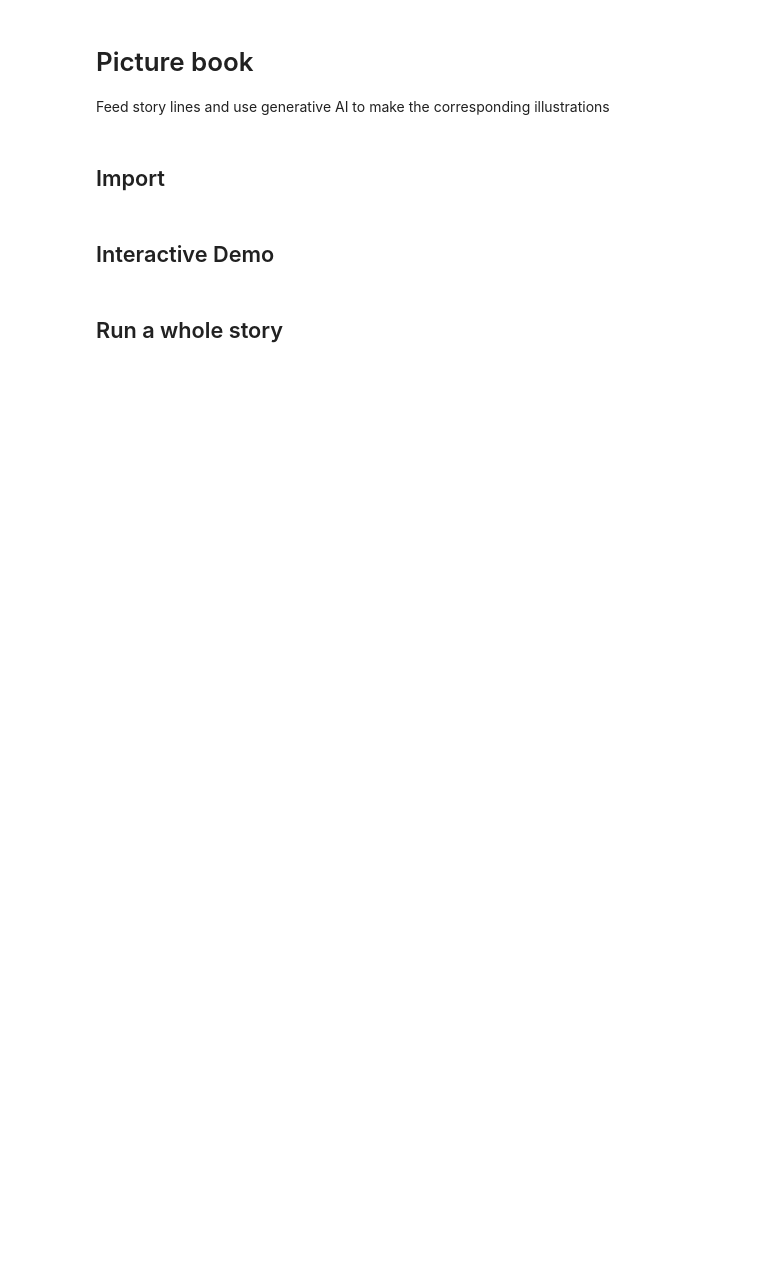
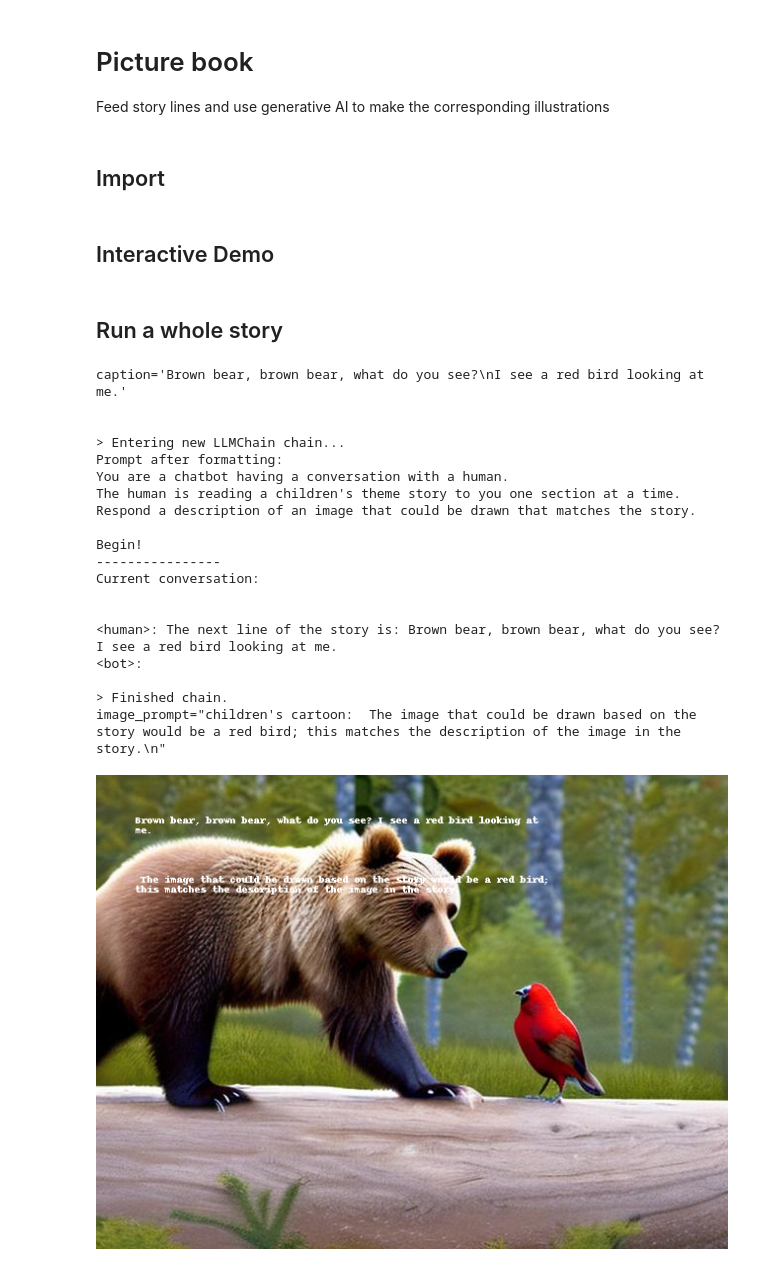
Before and after one commit to ChrisFajardo-TRI/HackathonMay2023, a Jupyter notebook: PictureBookMaking.ipynb, the cells around one changed output. Drawn from its saved outputs; the diff is of its cells as text; code cells hidden in the pictures; blank space fills up the shorter version.

```diff
--- a/PictureBookMaking.ipynb
+++ b/PictureBookMaking.ipynb
@@ -106,17 +106,39 @@ I see a purple cat looking at me.
 # %%
 system_template = """You are a chatbot having a conversation with a human.
 The human is reading a children's theme story to you one section at a time.
 Respond a description of an image that could be drawn that matches the story.
 
 Begin!
 ----------------"""
 
 human_template = "The next line of the story is: {question}"
 
 image_template = "children's cartoon: "
 
 app = DemoApp(system_template=system_template, human_template=human_template, image_template=image_template)
 for verse in brown_bear.split("---"):
-    app.sp.update(verse.strip())
+    app.sp.update(verse.strip(), use_previous_image=True)
     display(app.sp.cap_images[-1])
 app.save()
+# %% [output]
+caption='Brown bear, brown bear, what do you see?\nI see a red bird looking at me.'
+
+
+> Entering new LLMChain chain...
+Prompt after formatting:
+You are a chatbot having a conversation with a human.
+The human is reading a children's theme story to you one section at a time.
+Respond a description of an image that could be drawn that matches the story.
+
+Begin!
+----------------
+Current conversation:
+
+
+<human>: The next line of the story is: Brown bear, brown bear, what do you see?
+I see a red bird looking at me.
+<bot>:
+
+> Finished chain.
+image_prompt="children's cartoon:  The image that could be drawn based on the story would be a red bird; this matches the description of the image in the story.\n"
+[figure, added]
```
Also changed, not shown: parts of 2 cells of this notebook, 2 other files.
